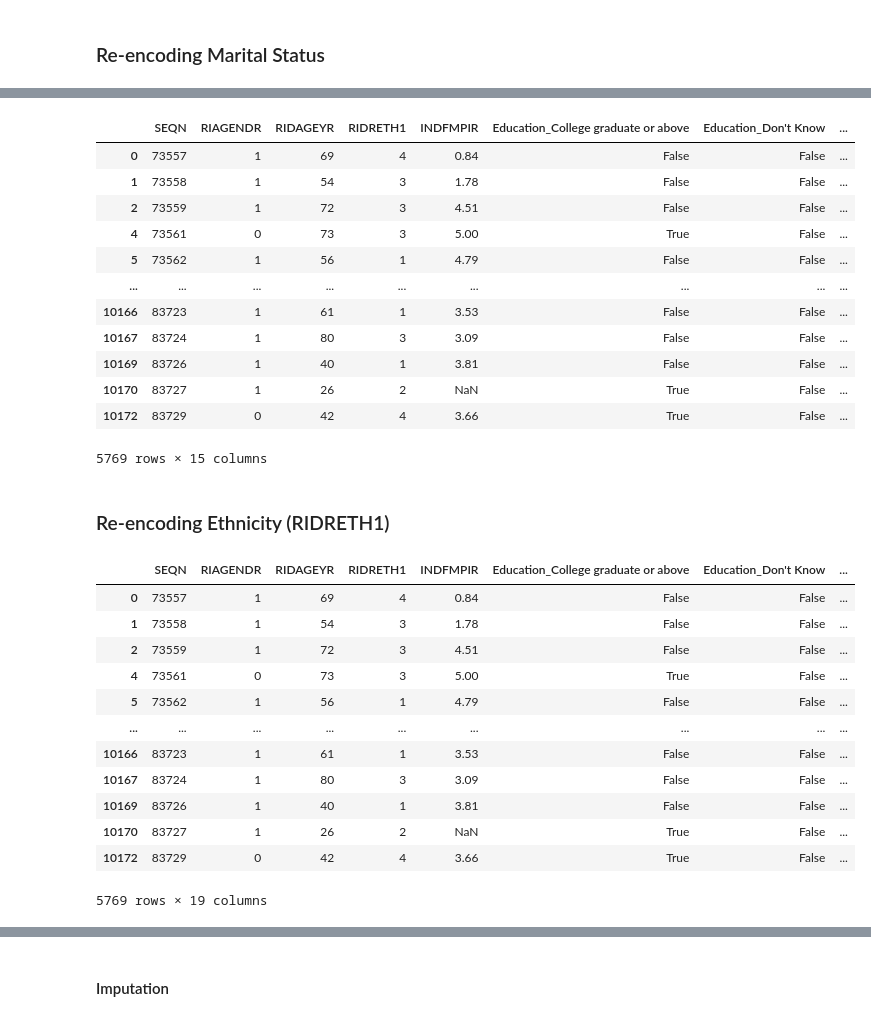
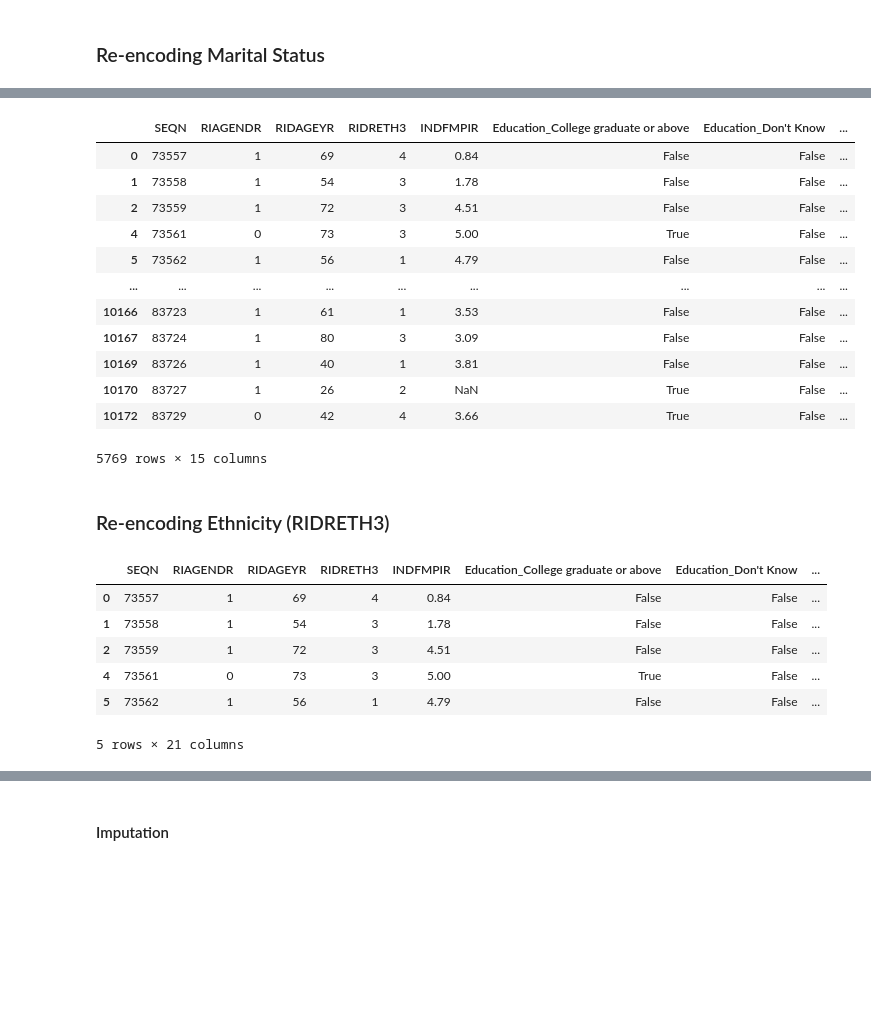
Before and after one commit to ysouffront1/CapstoneJulyNYC, a Jupyter notebook: Notebooks/NHANES_DataCleaning.ipynb, the cells around one changed output, grey strips where cells are left out. Saved outputs shown, nothing was run; the diff lists cells and outputs as text; code cells hidden in the pictures; blank space fills up the shorter version.

Commit message:
updated columns in demographic dataset to show more ethncities

```diff
--- a/Notebooks/NHANES_DataCleaning.ipynb
+++ b/Notebooks/NHANES_DataCleaning.ipynb
@@ -82,7 +82,7 @@ dtype: int64
 # %%
 # creating new demographic data frame with relevant variables
 demographic_df_clean = demographic_df[['SEQN', 'RIAGENDR', 'RIDAGEYR',
-'RIDRETH1','DMDEDUC2','DMDMARTL','INDFMPIR']].copy()
+'RIDRETH3','DMDEDUC2','DMDMARTL','INDFMPIR']].copy()
 # %%
 demographic_df_clean.head()
 # %% [output]
@@ -257,7 +257,7 @@ demographic_df_clean
 demographic_df_clean = demographic_df_clean.drop(columns='DMDMARTL')
 demographic_df_clean
 # %% [output]
-|  | SEQN | RIAGENDR | RIDAGEYR | RIDRETH1 | INDFMPIR | Education_College graduate or above | Education_Don't Know | ... |
+|  | SEQN | RIAGENDR | RIDAGEYR | RIDRETH3 | INDFMPIR | Education_College graduate or above | Education_Don't Know | ... |
 | 0 | 73557 | 1 | 69 | 4 | 0.84 | False | False | ... |
 | 1 | 73558 | 1 | 54 | 3 | 1.78 | False | False | ... |
 | 2 | 73559 | 1 | 72 | 3 | 4.51 | False | False | ... |
@@ -271,36 +271,31 @@ demographic_df_clean
 | 10172 | 83729 | 0 | 42 | 4 | 3.66 | True | False | ... |
 5769 rows × 15 columns
 # %% [markdown]
-### Re-encoding Ethnicity (RIDRETH1)
+### Re-encoding Ethnicity (RIDRETH3)
 # %%
 ethnicity_mapping = {
     1: 'Mexican American',
     2: 'Other Hispanic',
     3: 'Non-Hispanic White',
-    4: 'Non-Hispanic Asian',
-    5: 'Other Race - Including Multi-Racial',
+    4: 'Non-Hispanic Black',
+    6: 'Non-Hispanic Asian',
+    7: 'Other Race - Including Multi-Racial'
 }
 
 # Step 1: Replace the numeric values with their corresponding text labels
-demographic_df_clean['RIDRETH1_text'] = demographic_df_clean['RIDRETH1'].map(ethnicity_mapping)
+demographic_df_clean['RIDRETH3_text'] = demographic_df_clean['RIDRETH3'].map(ethnicity_mapping)
 
 # Step 2: One-hot encode the text labels
-demographic_df_clean = pd.get_dummies(demographic_df_clean, columns=['RIDRETH1_text'], prefix='Ethnicity', drop_first=True)
+demographic_df_clean = pd.get_dummies(demographic_df_clean, columns=['RIDRETH3_text'], prefix='Ethnicity')
 
 # Display the first few rows of the new DataFrame
-demographic_df_clean
+demographic_df_clean.head()
 # %% [output]
-|  | SEQN | RIAGENDR | RIDAGEYR | RIDRETH1 | INDFMPIR | Education_College graduate or above | Education_Don't Know | ... |
+|  | SEQN | RIAGENDR | RIDAGEYR | RIDRETH3 | INDFMPIR | Education_College graduate or above | Education_Don't Know | ... |
 | 0 | 73557 | 1 | 69 | 4 | 0.84 | False | False | ... |
 | 1 | 73558 | 1 | 54 | 3 | 1.78 | False | False | ... |
 | 2 | 73559 | 1 | 72 | 3 | 4.51 | False | False | ... |
 | 4 | 73561 | 0 | 73 | 3 | 5.00 | True | False | ... |
 | 5 | 73562 | 1 | 56 | 1 | 4.79 | False | False | ... |
-| ... | ... | ... | ... | ... | ... | ... | ... | ... |
-| 10166 | 83723 | 1 | 61 | 1 | 3.53 | False | False | ... |
-| 10167 | 83724 | 1 | 80 | 3 | 3.09 | False | False | ... |
-| 10169 | 83726 | 1 | 40 | 1 | 3.81 | False | False | ... |
-| 10170 | 83727 | 1 | 26 | 2 | NaN | True | False | ... |
-| 10172 | 83729 | 0 | 42 | 4 | 3.66 | True | False | ... |
-5769 rows × 19 columns
+5 rows × 21 columns
 # %%
```
Also changed, not shown: parts of 19 cells of this notebook.
